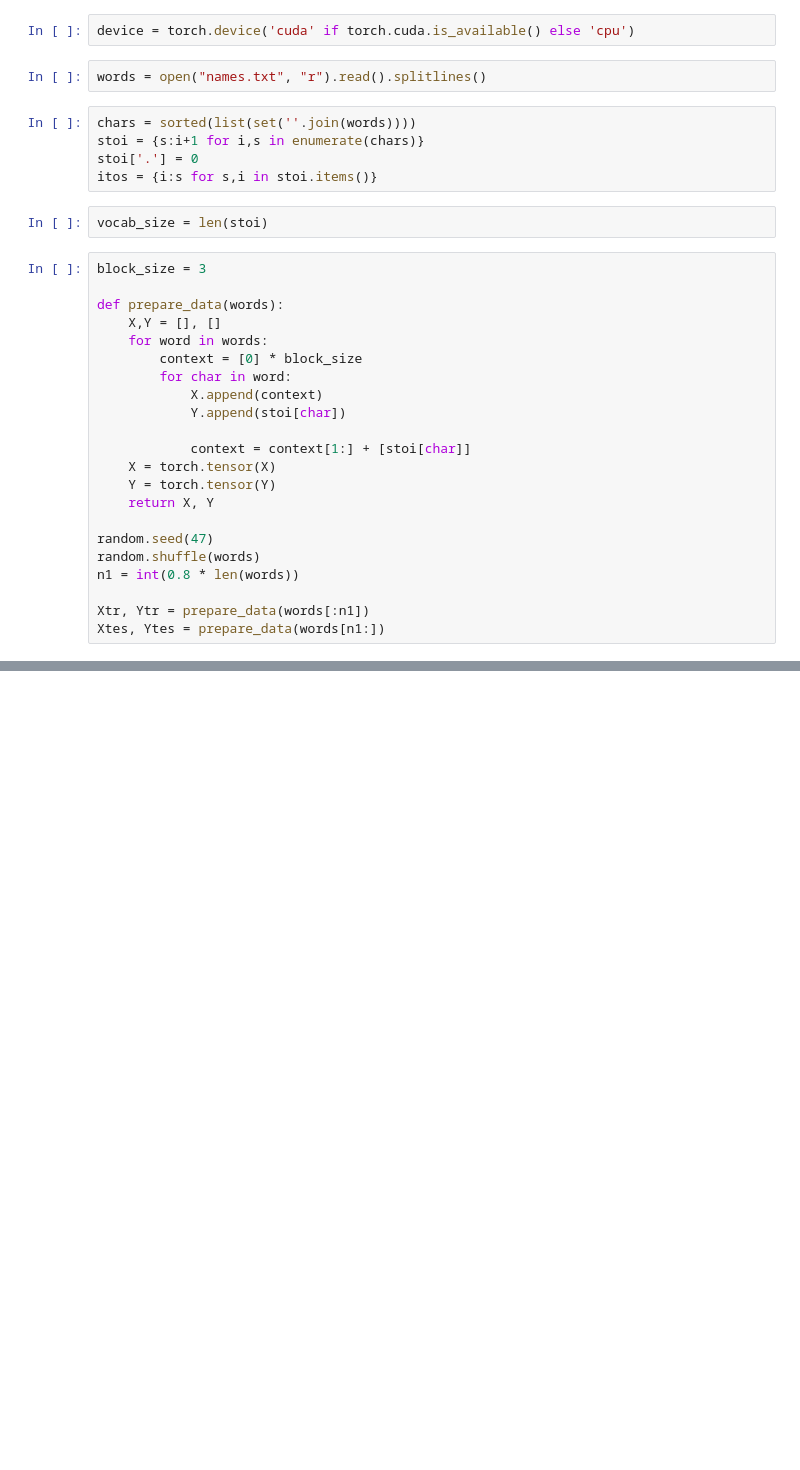
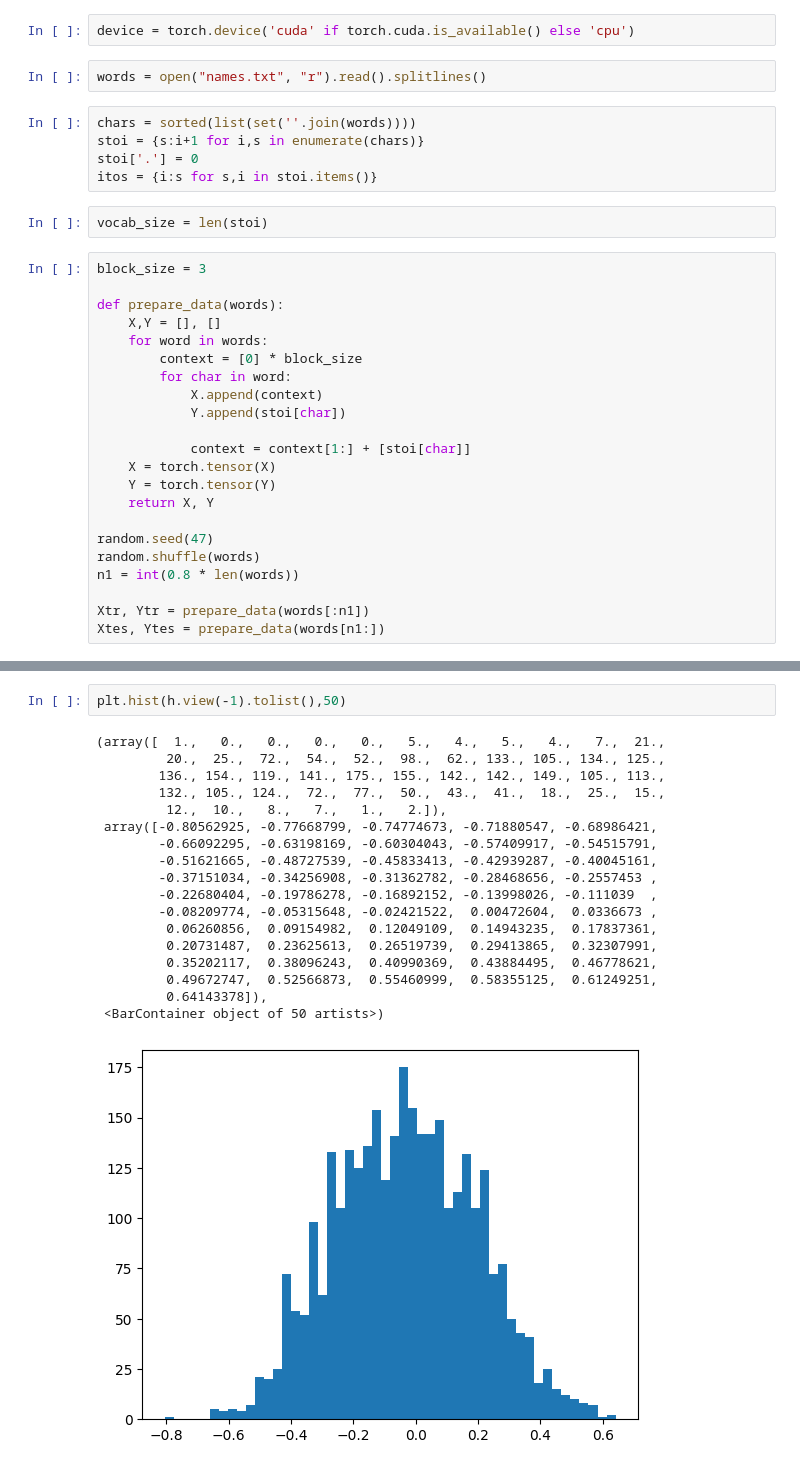
Before and after one commit to bharat5007/Makemore, a Jupyter notebook: pratice.ipynb, the cells around one changed output, grey strips where cells are left out. Cells and saved outputs as stored; diff of their text form; blank space fills up the shorter version.

```diff
--- a/pratice.ipynb
+++ b/pratice.ipynb
@@ -111,3 +133,24 @@ lossies
+# %%
+plt.hist(h.view(-1).tolist(),50)
+# %% [output]
+(array([  1.,   0.,   0.,   0.,   0.,   5.,   4.,   5.,   4.,   7.,  21.,
+         20.,  25.,  72.,  54.,  52.,  98.,  62., 133., 105., 134., 125.,
+        136., 154., 119., 141., 175., 155., 142., 142., 149., 105., 113.,
+        132., 105., 124.,  72.,  77.,  50.,  43.,  41.,  18.,  25.,  15.,
+         12.,  10.,   8.,   7.,   1.,   2.]),
+ array([-0.80562925, -0.77668799, -0.74774673, -0.71880547, -0.68986421,
+        -0.66092295, -0.63198169, -0.60304043, -0.57409917, -0.54515791,
+        -0.51621665, -0.48727539, -0.45833413, -0.42939287, -0.40045161,
+        -0.37151034, -0.34256908, -0.31362782, -0.28468656, -0.2557453 ,
+        -0.22680404, -0.19786278, -0.16892152, -0.13998026, -0.111039  ,
+        -0.08209774, -0.05315648, -0.02421522,  0.00472604,  0.0336673 ,
+         0.06260856,  0.09154982,  0.12049109,  0.14943235,  0.17837361,
+         0.20731487,  0.23625613,  0.26519739,  0.29413865,  0.32307991,
+         0.35202117,  0.38096243,  0.40990369,  0.43884495,  0.46778621,
+         0.49672747,  0.52566873,  0.55460999,  0.58355125,  0.61249251,
+         0.64143378]),
+ <BarContainer object of 50 artists>)
+[figure, added]
 # %%
 plt.plot(torch.arange(epochs), lossies)
 # %% [output]
```
Also changed, not shown: parts of 12 cells of this notebook.
